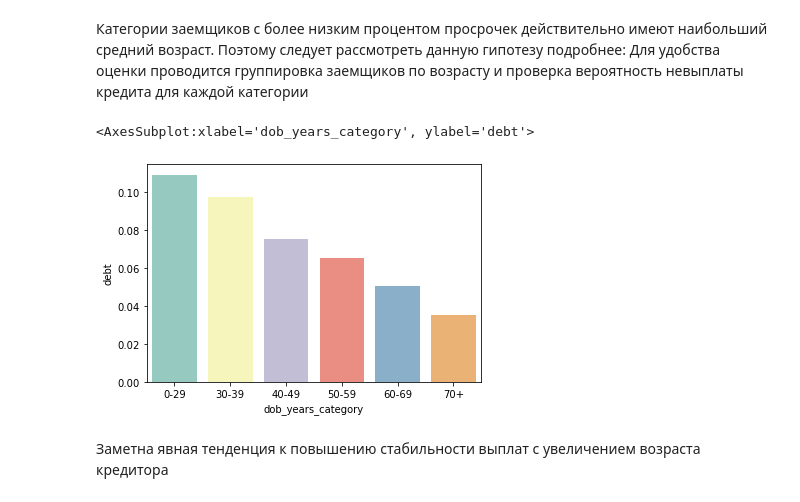
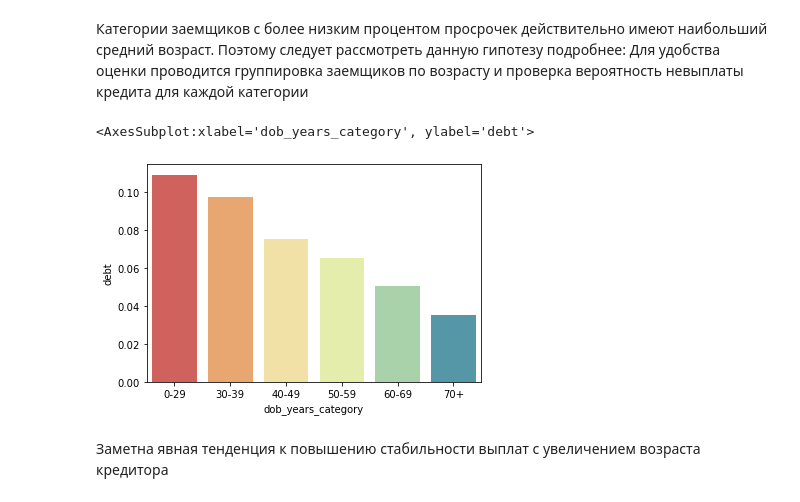
Before and after one commit to Alexman507/yandex_practicum_projects, a Jupyter notebook: borrower_reliability/borrower_reliability.ipynb, the cells around one changed output. Saved outputs shown, nothing was run; the diff lists cells and outputs as text; code cells hidden in the pictures.

```diff
--- a/borrower_reliability/borrower_reliability.ipynb
+++ b/borrower_reliability/borrower_reliability.ipynb
@@ -437,11 +431,11 @@ data['dob_years_category'] = data['dob_years'].apply(age_category)
 # %%
 sns.barplot(x=data.groupby('dob_years_category')['debt'].mean().index,
             y=data.groupby('dob_years_category')['debt'].mean(),
-            palette = 'Set3')
+            palette = 'Spectral')
 #график зависимости количества просроченных кредитов от возраста заемщика
 # %% [output]
 <AxesSubplot:xlabel='dob_years_category', ylabel='debt'>
-[figure, old version]
+[figure, new version]
 # %% [markdown]
 Заметна явная тенденция к повышению стабильности выплат с увеличением возраста кредитора
 # %% [markdown]
```
Also changed, not shown: parts of 23 cells of this notebook.
